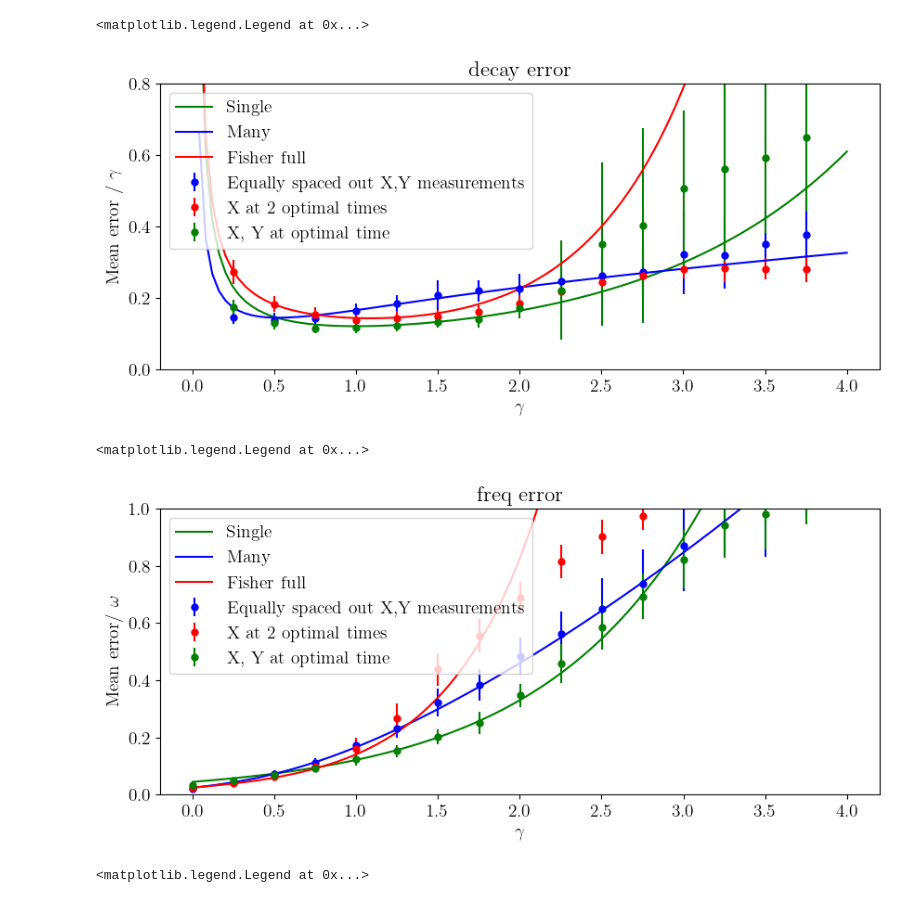
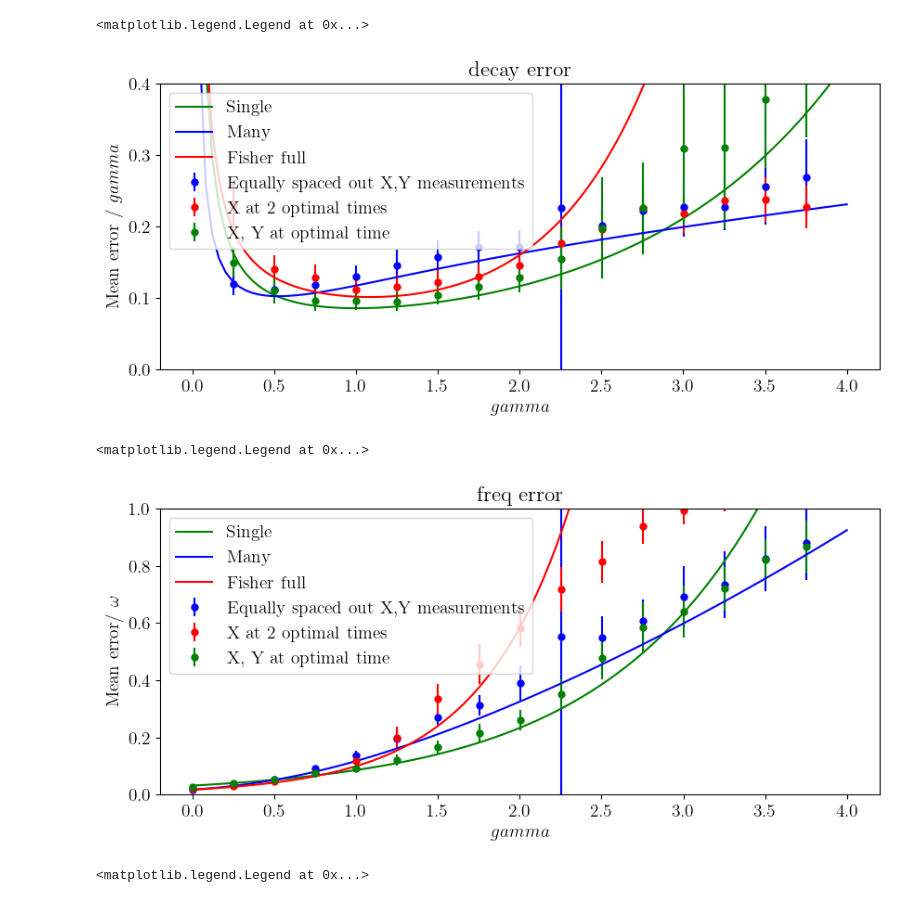
Before and after one commit to Davidkatom/Crosstalk, a Jupyter notebook: Paper/GraphForPaper.ipynb, the cells around one changed output. Cells and saved outputs as stored; diff of their text form; code cells hidden in the pictures.

```diff
--- a/Paper/GraphForPaper.ipynb
+++ b/Paper/GraphForPaper.ipynb
@@ -110,7 +110,7 @@ import numpy as np
 import pandas as pd
 
 # Load the Excel file
-loaded_df = pd.read_excel('C:\\Projects\\Crosstalk\\data_for_paper/stability-Decay_a.xlsx')
+loaded_df = pd.read_excel(r'C:\Users\david\OneDrive - Bar-Ilan University - Students\Data\Crosstalk\graphs_for_paper\stability-Decay_a.xlsx')
 
 # Assign the columns to variables
 shots = loaded_df["shots"].values
@@ -158,9 +158,9 @@ t = 1
 t_fisher = [0.4439410861020235, 1.784695781691183]
 T_many = np.linspace(0, t_max, samples)
 
-sigma_single = 1 / np.sqrt(N/2)
-sigma_many = 1 / np.sqrt(N / (samples*2))
-sigma_fisher = 1 / np.sqrt(N/2)
+sigma_single = 1 / np.sqrt(N)
+sigma_many = 1 / np.sqrt(N / (samples))
+sigma_fisher = 1 / np.sqrt(N)
 Gamma = np.linspace(0, 4, 100)
 
 error_single = []
@@ -169,44 +169,44 @@ error_fisher = []
 error_fisher_full = []
 for g in Gamma:
     g =g
     error_single.append(rao_bound_complex([t], g, sigma_single/g))
     error_many.append(rao_bound_complex(T_many, g, sigma_many)/g)
     error_fisher.append(rao_bound_gausian(t_fisher, 1, g, sigma_fisher)[0]/g)
-    error_fisher_full.append(rao_bound(t_fisher, 1, g, [N/2, N/2])[0]/g)
+    error_fisher_full.append(rao_bound(t_fisher, 1, g, [N, N])[0]/g)
 
 plt.plot(Gamma, error_single, label='Single', color='green')
 plt.plot(Gamma, error_many, label='Many', color='blue')
 # plt.plot(Gamma, error_fisher, label='Fisher', color = 'orange')
 plt.plot(Gamma, error_fisher_full, label='Fisher full', color = 'red')
 # plt.plot(T, ratio, label='Ratio single/many')
 # plt.plot(T, np.ones(samples), label='1')
 # plt.ylim([0,0.2])
 
 
 ###
 
 # plt.title(f'Shots={Decay} ')
 plt.title('decay error')
 
-plt.xlabel('$\gamma$')
-plt.ylabel('Mean error / $\gamma$')
+plt.xlabel('$gamma$')
+plt.ylabel('Mean error / $gamma$')
 plt.grid()
 # plt.yscale('log')
 # plt.xscale('log')
 # plt.xlim([0, 2.52])
-plt.ylim([0,0.8])
+plt.ylim([0,0.4])
 plt.grid()
 
 plt.legend()
 # %% [output]
 <matplotlib.legend.Legend at 0x...>
-[figure, old version]
+[figure, new version]
 # %%
 import numpy as np
 import pandas as pd
 
 # Load the Excel file
-loaded_df = pd.read_excel('C:\\Projects\\Crosstalk\\data_for_paper/stability-Decay_w.xlsx')
+loaded_df = pd.read_excel(r'C:\Users\david\OneDrive - Bar-Ilan University - Students\Data\Crosstalk\graphs_for_paper\stability-Decay_w.xlsx')
 
 # Assign the columns to variables
 shots = loaded_df["shots"].values
@@ -254,9 +254,9 @@ t = 1
 t_fisher = [0.4439410861020235, 1.784695781691183]
 T_many = np.linspace(0, t_max, samples)
 
-sigma_single = 1 / np.sqrt(N/2)
-sigma_many = 1 / np.sqrt(N / (2*samples))
-sigma_fisher = 1 / np.sqrt(N/2)
+sigma_single = 1 / np.sqrt(N)
+sigma_many = 1 / np.sqrt(N / (samples))
+sigma_fisher = 1 / np.sqrt(N)
 Gamma = np.linspace(0, 4, 100)
 
 error_single = []
@@ -267,7 +267,7 @@ for g in Gamma:
     error_single.append(rao_bound_complex([t], g, sigma_single))
     error_many.append(rao_bound_complex(T_many, g, sigma_many))
     error_fisher.append(rao_bound_gausian(t_fisher, 1, g, sigma_fisher)[1])
-    error_fisher_full.append(rao_bound(t_fisher, 1, g, [N/2, N/2])[1])
+    error_fisher_full.append(rao_bound(t_fisher, 1, g, [N, N])[1])
 
 plt.plot(Gamma, error_single, label='Single', color='green')
 plt.plot(Gamma, error_many, label='Many', color='blue')
@@ -280,7 +280,7 @@ plt.plot(Gamma, error_fisher_full, label='Fisher full', color = 'red')
 ###
 
 plt.title('freq error')
-plt.xlabel('$\gamma$')
+plt.xlabel('$gamma$')
 plt.ylabel('Mean error/ $\omega$')
 plt.grid()
 # plt.yscale('log')
@@ -292,7 +292,7 @@ plt.grid()
 plt.legend()
 # %% [output]
 <matplotlib.legend.Legend at 0x...>
-[figure, old version]
+[figure, new version]
 # %%
 import numpy as np
 import pandas as pd
```
Also changed, not shown: 2 other files.
